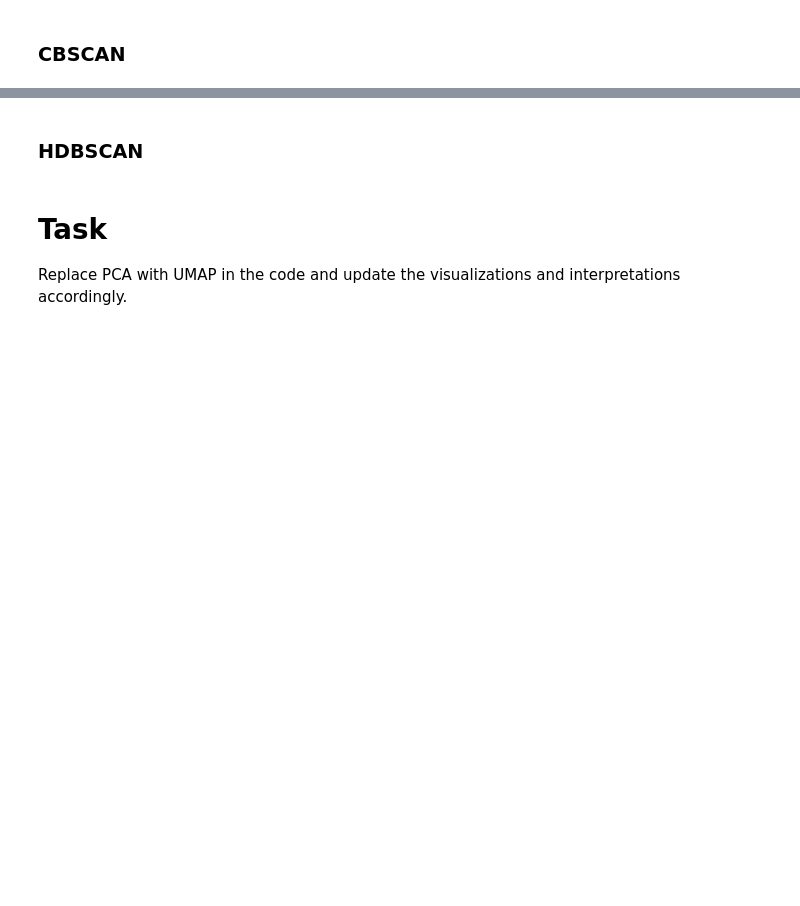
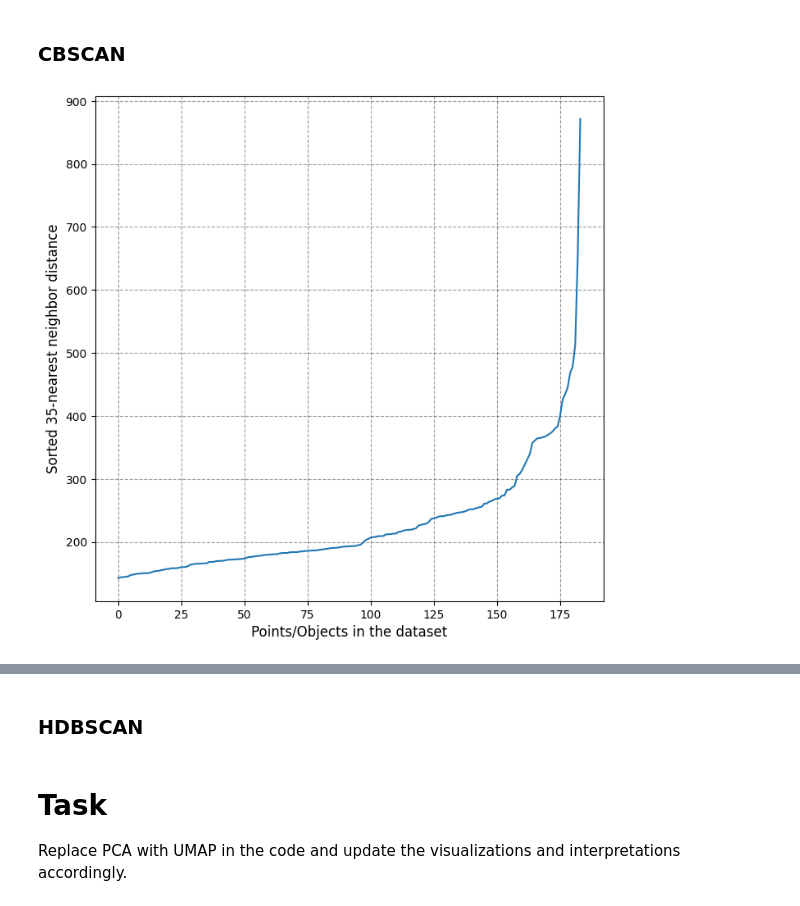
Before and after one commit to Mayra-N-S/CAS_ADS, a Jupyter notebook: Final Project/Assignment/CAS_Final_Project.ipynb, the cells around one changed output, grey strips where cells are left out. Cells and saved outputs as stored; diff of their text form; code cells hidden in the pictures; blank space fills up the shorter version.

```diff
--- a/Final Project/Assignment/CAS_Final_Project.ipynb
+++ b/Final Project/Assignment/CAS_Final_Project.ipynb
@@ -1216,6 +1216,37 @@ Possible further models for our data could for example be the DBSCAN or the Gaus
 ![Different Clustering Models](https://github.com/Mayra-N-S/CAS_ADS/blob/main/Final%20Project/Assignment/DifferentClusteringModels.jpg?raw=1)
 # %% [markdown]
 ### CBSCAN
+# %%
+#libraries
+import numpy as np
+from sklearn.cluster import KMeans
+from sklearn.neighbors import NearestNeighbors
+import matplotlib.pyplot as plt
+
+def get_kdist_plot(X=None, k=None, radius_nbrs=1.0):
+
+    nbrs = NearestNeighbors(n_neighbors=k, radius=radius_nbrs).fit(clustering_df)
+
+    # For each point, compute distances to its k-nearest neighbors
+    distances, indices = nbrs.kneighbors(clustering_df)
+
+    distances = np.sort(distances, axis=0)
+    distances = distances[:, k-1]
+
+    # Plot the sorted K-nearest neighbor distance for each point in the dataset
+    plt.figure(figsize=(8,8))
+    plt.plot(distances)
+    plt.xlabel('Points/Objects in the dataset', fontsize=12)
+    plt.ylabel('Sorted {}-nearest neighbor distance'.format(k), fontsize=12)
+    plt.grid(True, linestyle="--", color='black', alpha=0.4)
+    plt.show()
+    plt.close()
+
+
+k = 2 * clustering_df.shape[-1] - 1 # k=2*{dim(dataset)} - 1
+get_kdist_plot(X=clustering_df, k=k)
+# %% [output]
+[figure, added]
 # %%
 # prompt: i would like to perform a clustering using the cbscan method
 
```
Also changed, not shown: parts of 1 cell of this notebook.
